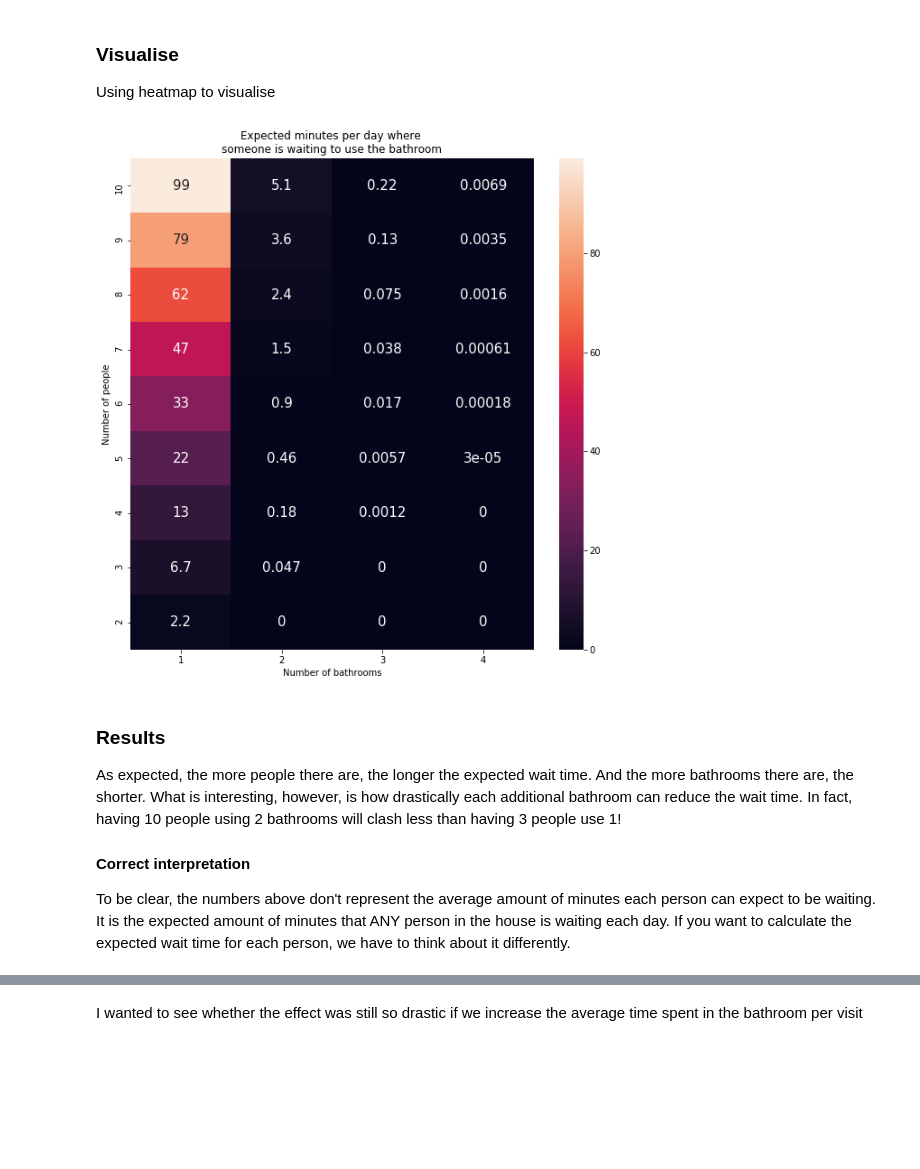
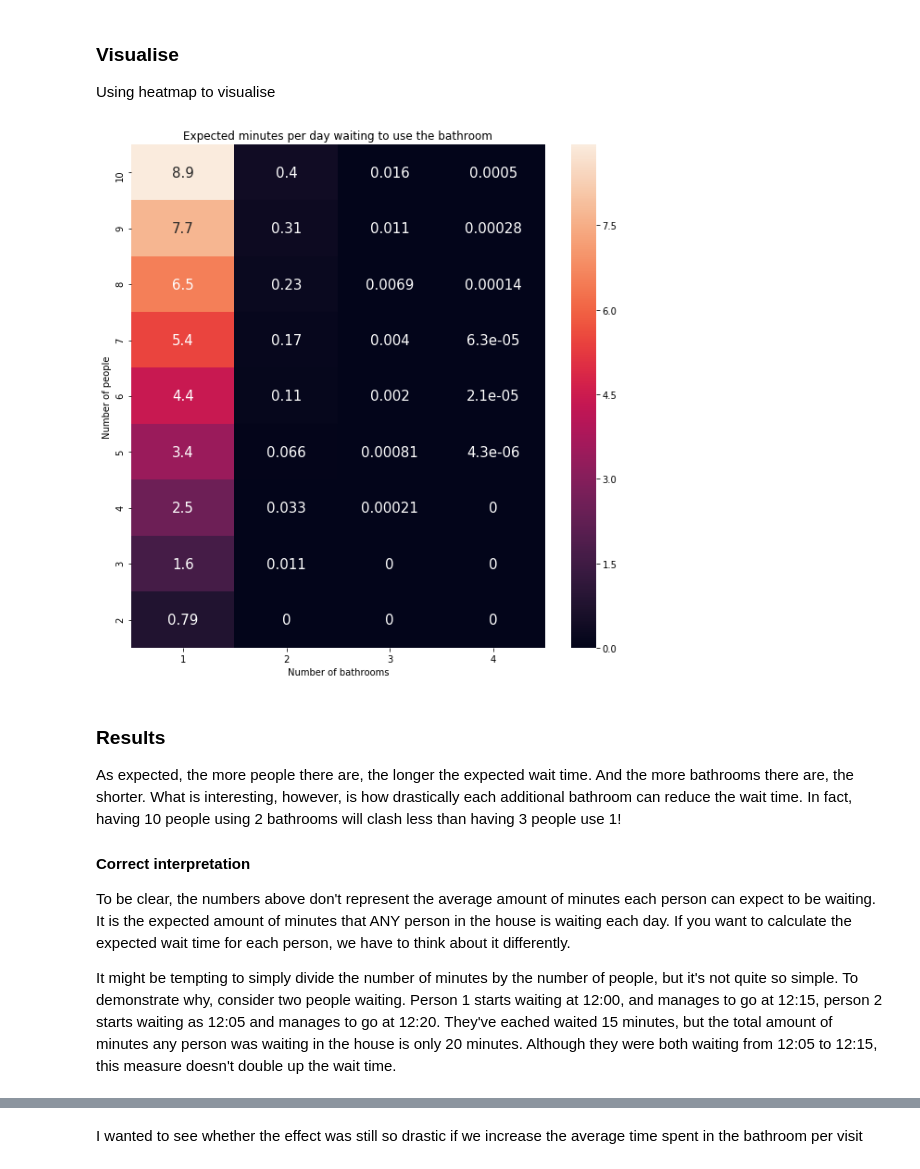
Before and after one commit to johnny-wong/Bathroom, a Jupyter notebook: Markov chain model.ipynb, the cells around one changed output, grey strips where cells are left out. Cells and saved outputs as stored; diff of their text form; code cells hidden in the pictures; blank space fills up the shorter version.

```diff
--- a/Markov chain model.ipynb
+++ b/Markov chain model.ipynb
@@ -147,15 +152,14 @@ Now that we know how to find the proportion of time, let's compare how this prop
 
 First, let's wrap the above calculation into a function.
 # %%
-def prop_not_free(n, k, trips_per_day=6.5, avg_minutes_spent=4.5, per_individual=False):
+def min_waiting(n, k, trips_per_day=6.5, avg_minutes_spent=4.5, per_individual=False):
     ''' n people in a house with k bathrooms.
     lambda_ times each person on average uses the bathroom per minute.
     mu minutes spent on average in the bathroom per use.
     If per_individual is set to True, calculates the expected time any one individual will wait each day
     Returns the number of minutes per day expected that someone can't use the bathroom
     '''
-    if per_individual:
-        n -= 1
+
     # Rate of going into bathroom, underscore as lambda is Python keyword 17/24 represents the hours we are awake
     lambda_ = trips_per_day / 24.0 / 60.0 / (17/24.0)
 
@@ -185,9 +189,12 @@ def prop_not_free(n, k, trips_per_day=6.5, avg_minutes_spent=4.5, per_individual
     assert np.all(abs(pi_svd.flatten() - pi) < 1e-10) == True # Check with previous answer
 
     if per_individual:
-        prop_cant_use = sum(pi[k+1:])
+        ppl_minutes = 0
+        for ppl_waiting, time in enumerate(pi[k:]):
+            ppl_minutes += ppl_waiting * time
+        prop_cant_use = ppl_minutes/n
     else:
         prop_cant_use = sum(pi[k+1:])
 
-    min_cant_use_per_day = prop_cant_use * (24 * 60.0)
+    min_cant_use_per_day = prop_cant_use * (24 * 60.0) * (17/24) # 17/24 because waking hours
     return min_cant_use_per_day
@@ -206,7 +217,7 @@ results.index.name = 'Num_people'
 
 for num_people in range(2, MAX_PEOPLE + 1):
     for num_bathroom in range(1, min(num_people, MAX_BATHROOM + 1)):
-        results[num_bathroom][num_people] = prop_not_free(num_people, num_bathroom)
+        results[num_bathroom][num_people] = min_waiting(num_people, num_bathroom, per_individual=True)
 # %% [markdown]
 ### Visualise
 Using heatmap to visualise
@@ -215,14 +226,16 @@ plt.rcParams['figure.figsize'] = [10, 10]
 # %%
 sns.heatmap(results, annot=True, annot_kws={"size": 15})
 plt.xlabel('Number of bathrooms')
 plt.ylabel('Number of people')
-plt.title('Expected minutes per day where \nsomeone is waiting to use the bathroom')
+plt.title('Expected minutes per day waiting to use the bathroom')
 plt.show()
 # %% [output]
-[figure, old version]
+[figure, new version]
 # %% [markdown]
 ### Results
 As expected, the more people there are, the longer the expected wait time. And the more bathrooms there are, the shorter. What is interesting, however, is how drastically each additional bathroom can reduce the wait time. In fact, having 10 people using 2 bathrooms will clash less than having 3 people use 1!
 
 #### Correct interpretation
 To be clear, the numbers above don't represent the average amount of minutes each person can expect to be waiting. It is the expected amount of minutes that ANY person in the house is waiting each day. If you want to calculate the expected wait time for each person, we have to think about it differently.
+
+It might be tempting to simply divide the number of minutes by the number of people, but it's not quite so simple. To demonstrate why, consider two people waiting. Person 1 starts waiting at 12:00, and manages to go at 12:15, person 2 starts waiting as 12:05 and manages to go at 12:20. They've eached waited 15 minutes, but the total amount of minutes any person was waiting in the house is only 20 minutes. Although they were both waiting from 12:05 to 12:15, this measure doesn't double up the wait time.
```
Also changed, not shown: parts of 6 cells of this notebook, 17 other files.
